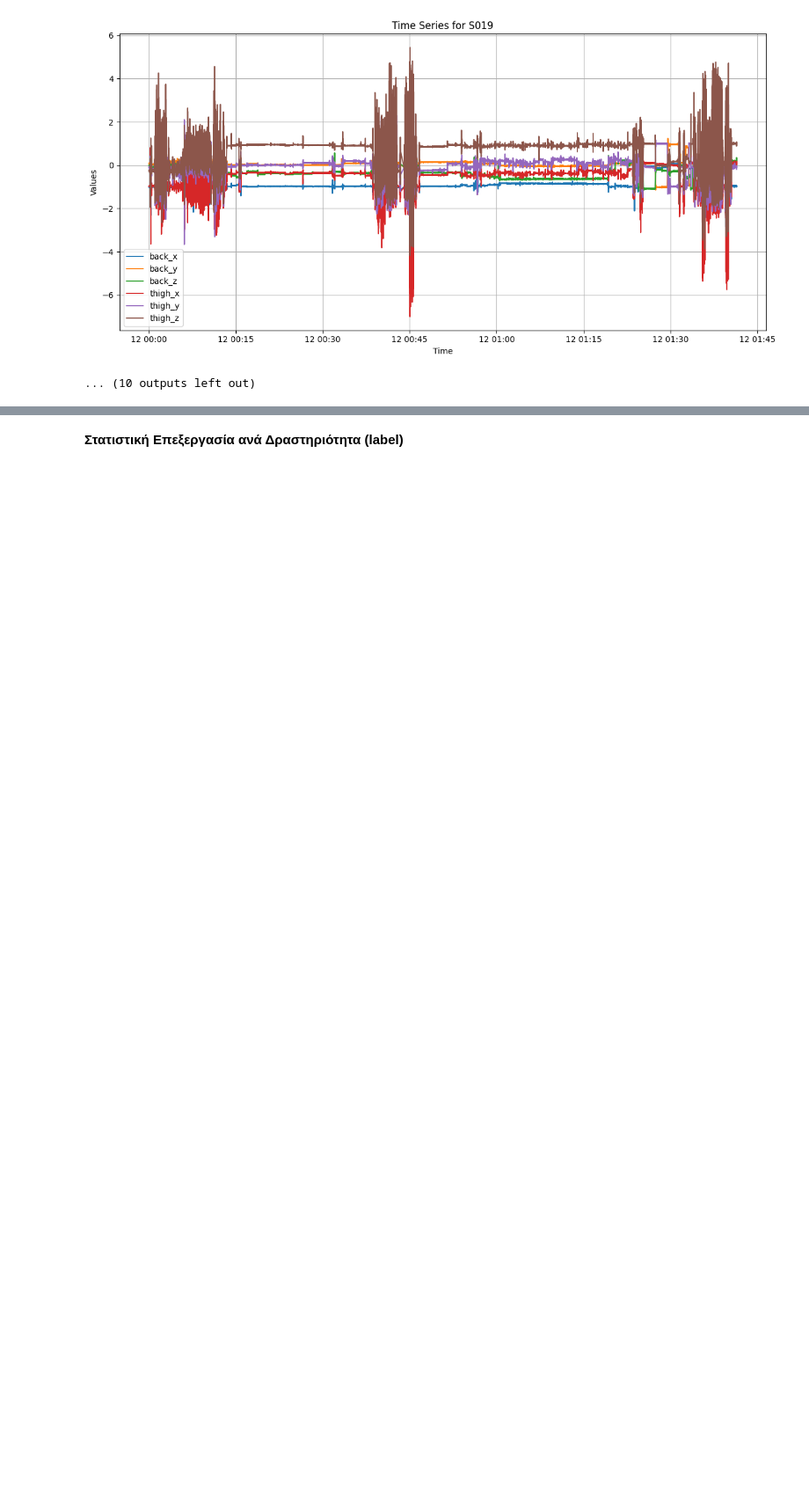
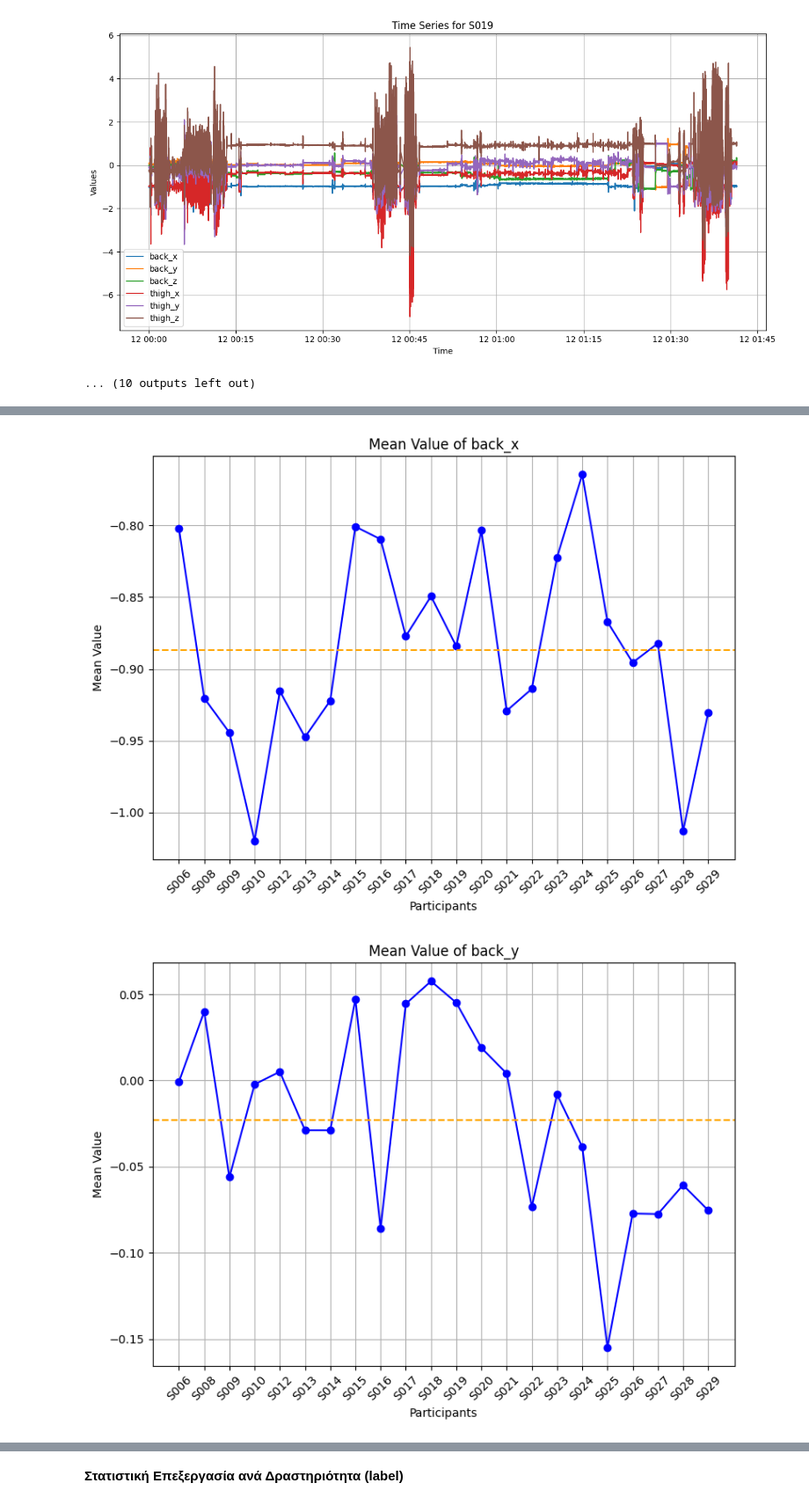
Before and after one commit to miltiadiss/Data-Mining, a Jupyter notebook: question_1.ipynb, the cells around one changed output, grey strips where cells are left out. Shown at 88% size. Cells and saved outputs as stored; diff of their text form; code cells hidden in the pictures; blank space fills up the shorter version.

```diff
--- a/question_1.ipynb
+++ b/question_1.ipynb
@@ -166,3 +153,14 @@ for filename in os.listdir(path):
 [figure]
 [figure]
 ... (10 outputs left out)
+# %%
+# Πραγματοποίηση πέρασματος στο φάκελο για την εμφάνιση στατιστικών για κάθε αρχείο ξεχωριστά
+for filename in os.listdir(path):
+    if filename.endswith('.csv'):
+        df = pd.read_csv(os.path.join(path, filename))
+        # Αφαίρεση της αχρείαστης στήλης 'label'
+        df.drop(['label'], axis=1, inplace=True)
+        # Χωρίς κατάληξη
+        base_name = os.path.splitext(filename)[0]
+        print(f"\n Statistic Values for Participant {base_name}")
+        print(df.describe().T)
@@ -168,0 +185,62 @@ for filename in os.listdir(path):
+# %%
+# Λίστα με τα ονόματα των συμμετεχόντων
+file_names = []
+
+# Λεξικό που θα διατηρεί τις μέσες τιμές των γνωρισμάτων ανά συμμετέχοντα
+mean_values_per_file = {}
+
+# Λίστα με τα features
+features = ['back_x', 'back_y', 'back_z', 'thigh_x', 'thigh_y', 'thigh_z']
+
+# Χρώμα για τις τελείες και τις γραμμές
+dot_color = 'blue'
+line_color = 'red'
+
+# Δημιουργούμε ένα γράφημα για κάθε γνώρισμα
+for feature in features:
+    plt.figure(figsize=(8, 6))  # Ορίζουμε το μέγεθος του γραφήματος
+
+    # Πραγματοποιούμε πέρασμα σε όλα τα αρχεία CSV στο φάκελο
+    for filename in os.listdir(path):
+        if filename.endswith('.csv'):
+            # Χωρίς κατάληξη
+            base_name = os.path.splitext(filename)[0]
+            file_names.append(base_name)
+            df = pd.read_csv(os.path.join(path, filename))
+
+            # Υπολογίζουμε τη μέση τιμή του γνωρίσματος για το συγκεκριμένο αρχείο
+            mean_value = np.mean(df[feature])
+
+            # Προσθέτουμε τη μέση τιμή στο λεξικό
+            if base_name not in mean_values_per_file:
+                mean_values_per_file[base_name] = {}
+            mean_values_per_file[base_name][feature] = mean_value
+
+    # Ταξινομούμε τα ονόματα των συμμετεχόντων για να διατηρήσουμε την ίδια σειρά στο γράφημα
+    sorted_file_names = sorted(mean_values_per_file.keys())
+
+    x_values = range(len(sorted_file_names))
+    y_values = [mean_values_per_file[participant][feature] for participant in sorted_file_names]
+    plt.plot(x_values, y_values, '-o', color=dot_color)
+
+    # Υπολογίζουμε τη συνολική μέση τιμή του γνωρίσματος από όλα τα αρχεία
+    total_mean_value = np.mean([mean_values_per_file[participant][feature] for participant in sorted_file_names])
+
+    # Δημιουργούμε την οριζόντια γραμμή για την συνολική μέση τιμή
+    plt.axhline(y=total_mean_value, color='orange', linestyle='--', label='Overall Mean')
+
+    # Προσθέτουμε τίτλο και ετικέτες
+    plt.title(f'Mean Value of {feature}')
+    plt.xlabel('Participants')
+    plt.ylabel('Mean Value')
+
+    # Χρησιμοποιούμε τις ονομασίες των συμμετεχόντων ως ticks στον άξονα x
+    plt.xticks(range(len(sorted_file_names)), sorted_file_names, rotation=45)
+
+    # Προσθέτουμε το κάθετο διαγώνιο και εμφανίζουμε το γράφημα
+    plt.grid(True)
+    plt.tight_layout()
+    plt.show()
+# %% [output]
+[figure, added]
+[figure, added]
```
Also changed, not shown: parts of 8 cells of this notebook.
